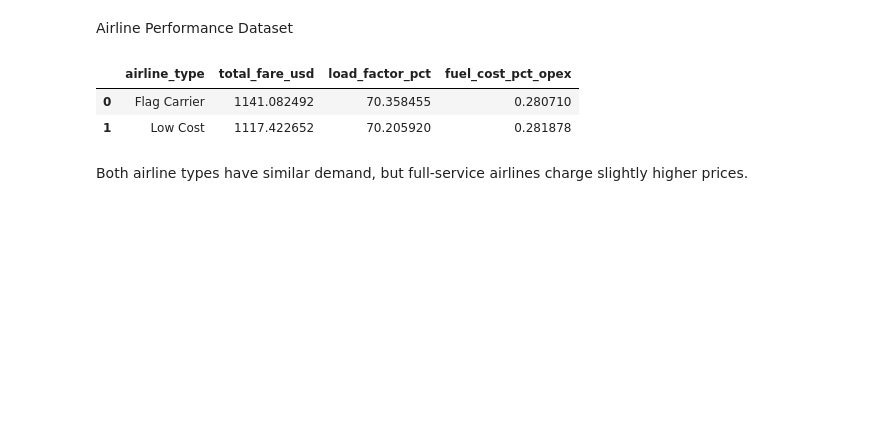
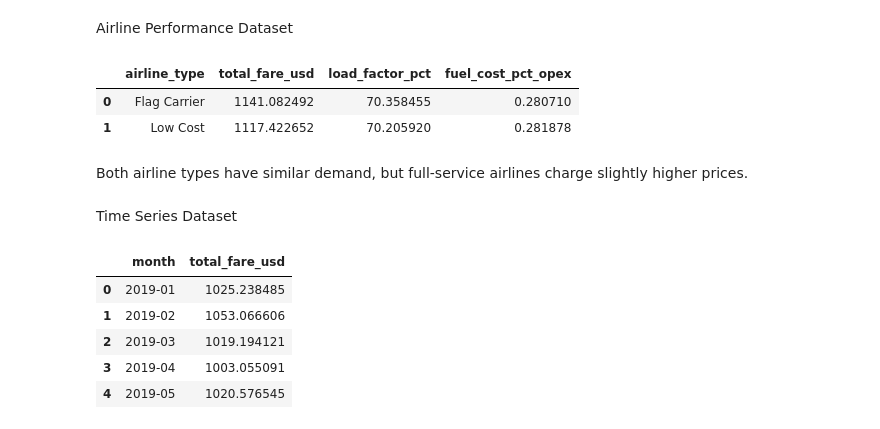
Before and after one commit to Algoastronaut/C_G18_AirlineTicketPricesVsFuelCostsAnalysis, a Jupyter notebook: notebooks/05_final_load_prep.ipynb, the cells around one changed output. Drawn from its saved outputs; the diff is of its cells as text; code cells hidden in the pictures; blank space fills up the shorter version.

Commit message:
Prepare time-series dataset to analyze monthly fare trends over time

```diff
--- a/notebooks/05_final_load_prep.ipynb
+++ b/notebooks/05_final_load_prep.ipynb
@@ -171,3 +171,16 @@ airline_perf.head()
 | 1 | Low Cost | 1117.422652 | 70.205920 | 0.281878 |
 # %% [markdown]
 Both airline types have similar demand, but full-service airlines charge slightly higher prices.
+# %% [markdown]
+Time Series Dataset
+# %%
+time_series = df.groupby('month')['total_fare_usd'].mean().reset_index()
+
+time_series.head()
+# %% [output]
+|  | month | total_fare_usd |
+| 0 | 2019-01 | 1025.238485 |
+| 1 | 2019-02 | 1053.066606 |
+| 2 | 2019-03 | 1019.194121 |
+| 3 | 2019-04 | 1003.055091 |
+| 4 | 2019-05 | 1020.576545 |
```
